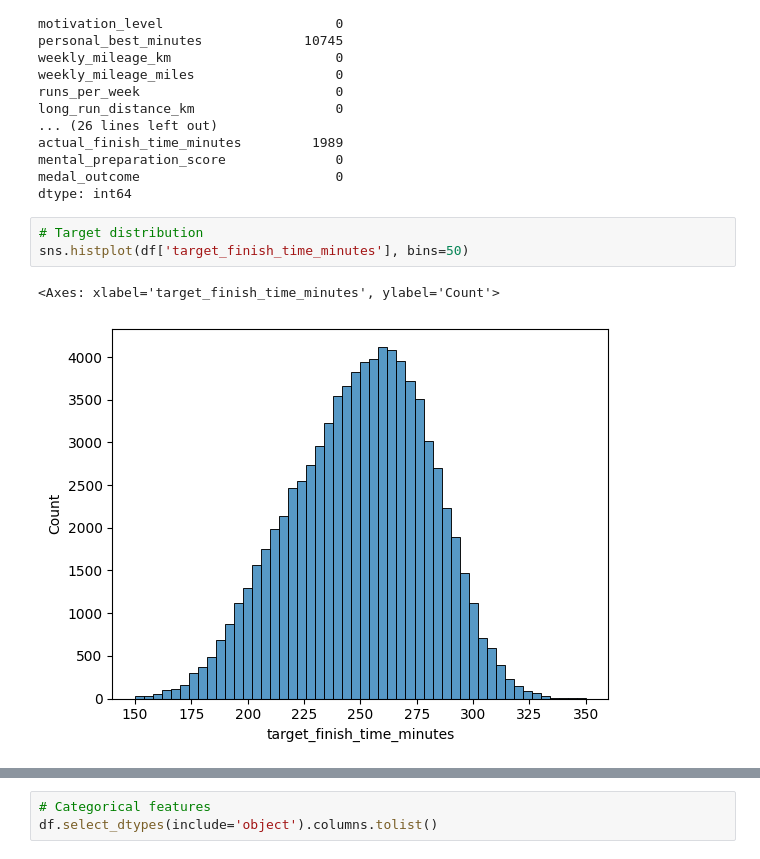
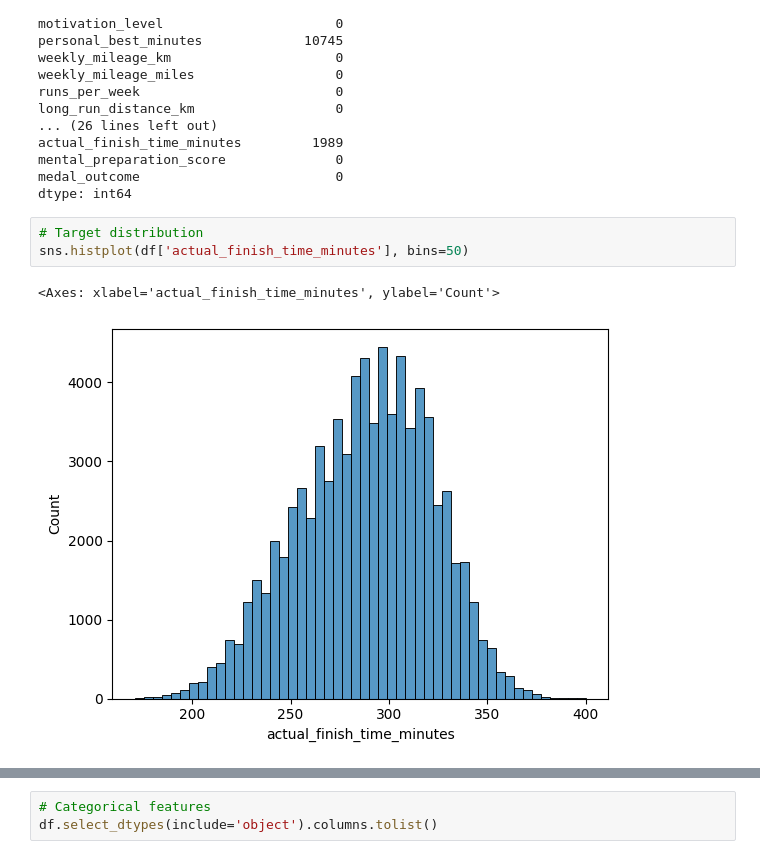
Before and after one commit to francescosias/MarathonIQ, a Jupyter notebook: chris_EDA_baseline.ipynb, the cells around one changed output, grey strips where cells are left out. Cells and saved outputs as stored; diff of their text form.

Commit message:
target update + r2

```diff
--- a/chris_EDA_baseline.ipynb
+++ b/chris_EDA_baseline.ipynb
@@ -82,7 +83,7 @@ medal_outcome                         0
 dtype: int64
 # %%
 # Target distribution
-sns.histplot(df['target_finish_time_minutes'], bins=50)
+sns.histplot(df['actual_finish_time_minutes'], bins=50)
 # %% [output]
-<Axes: xlabel='target_finish_time_minutes', ylabel='Count'>
+<Axes: xlabel='actual_finish_time_minutes', ylabel='Count'>
-[figure, old version]
+[figure, new version]
```
Also changed, not shown: parts of 10 cells of this notebook.
